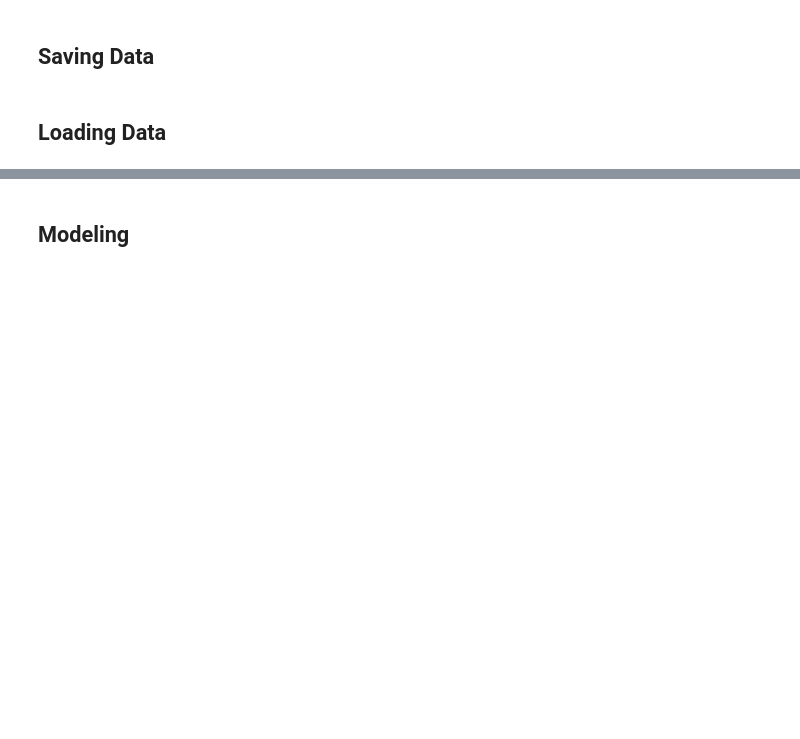
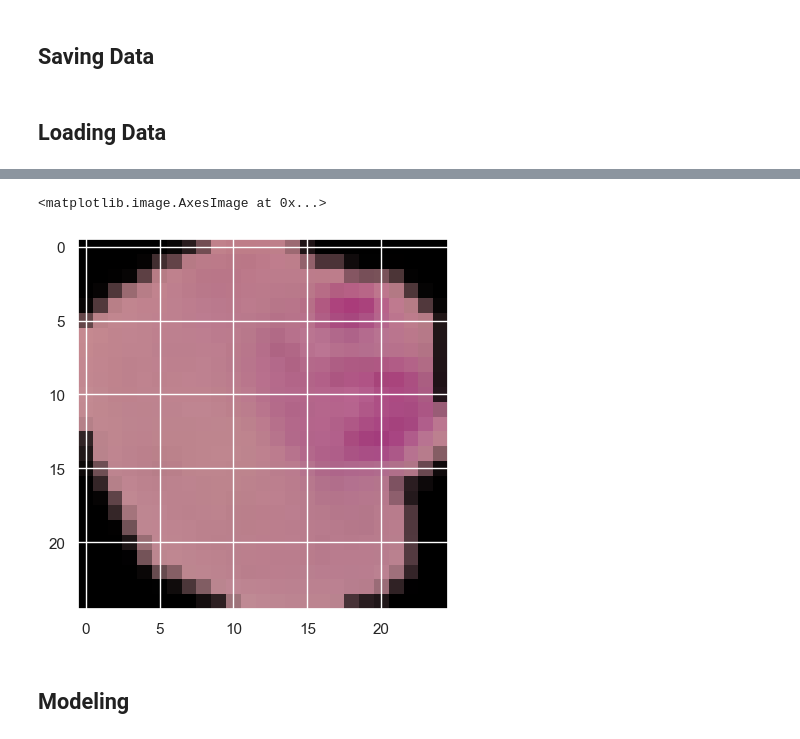
Before and after one commit to madhava20217/Malaria-Detection-from-Cells, a Jupyter notebook: Modeling/all_models.ipynb, the cells around one changed output, grey strips where cells are left out. Saved outputs shown, nothing was run; the diff lists cells and outputs as text; code cells hidden in the pictures; blank space fills up the shorter version.

```diff
--- a/Modeling/all_models.ipynb
+++ b/Modeling/all_models.ipynb
@@ -192,6 +196,11 @@ n_aug_train = x_train_aug.shape[0]
 n_train     = x_train.shape[0]
 n_val       = x_val.shape[0]
 n_test      = x_test.shape[0]
+# %%
+plt.imshow(x_train[3])
+# %% [output]
+<matplotlib.image.AxesImage at 0x...>
+[figure, added]
 # %% [markdown]
 ## Modeling
 # %%
```
Also changed, not shown: parts of 14 cells of this notebook.
